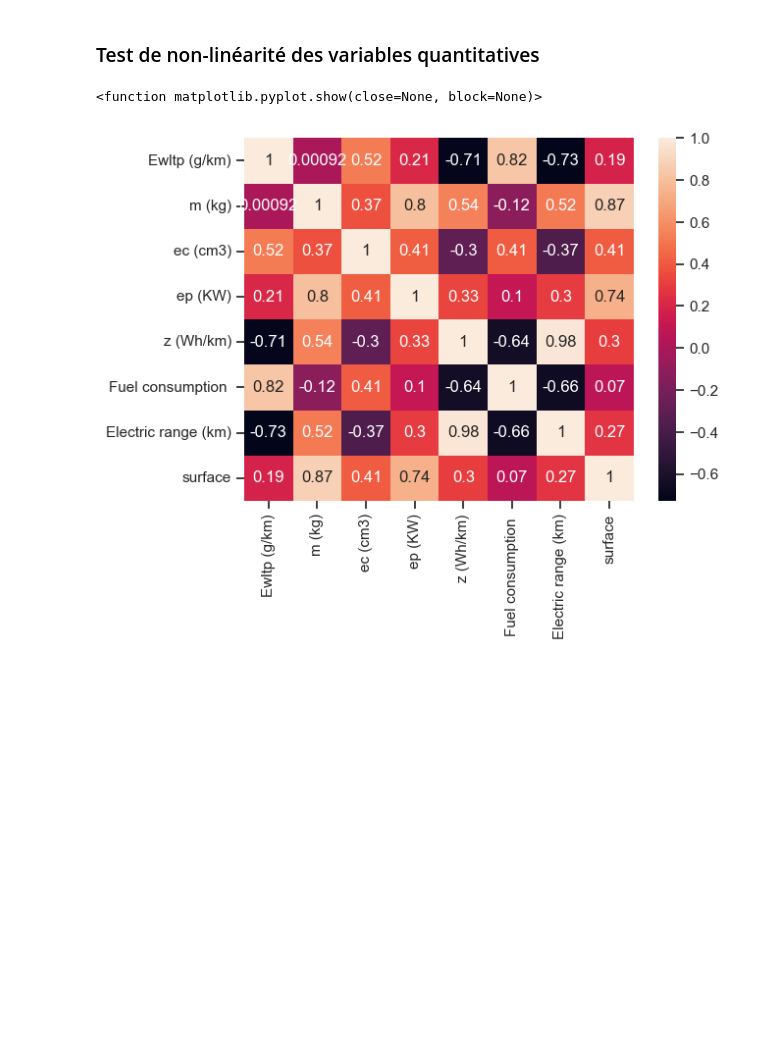
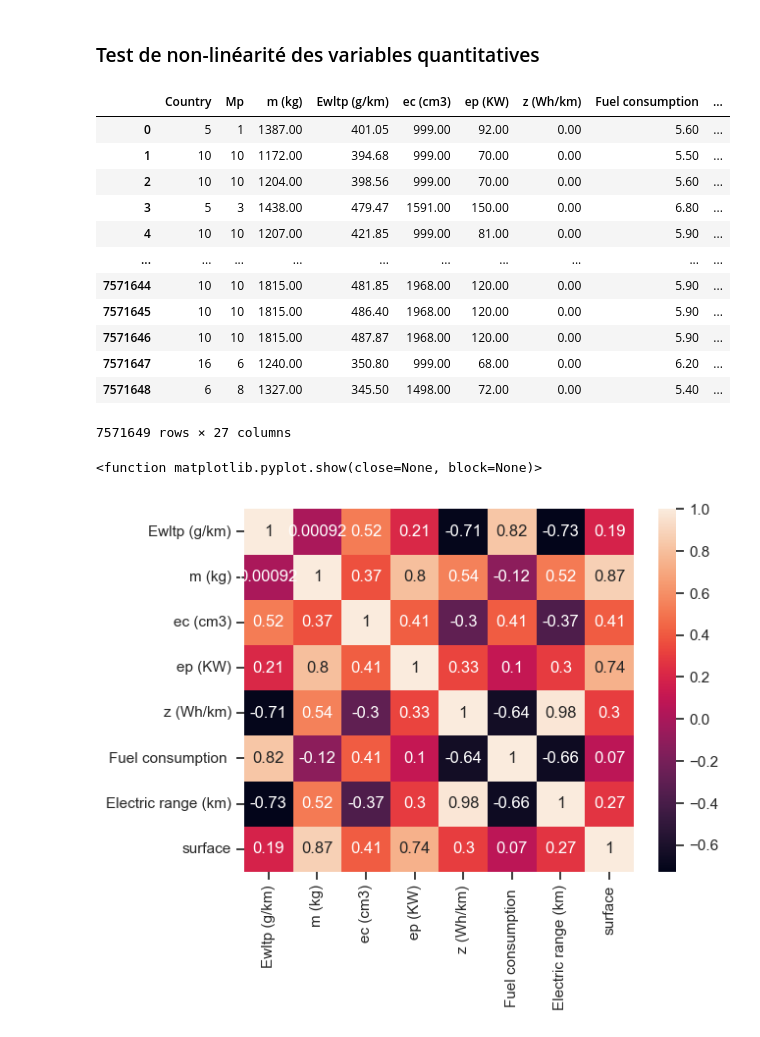
Before and after one commit to Naoyy/Challenge_Data_Mining, a Jupyter notebook: model_testing.ipynb, the cells around one changed output. Saved outputs shown, nothing was run; the diff lists cells and outputs as text; code cells hidden in the pictures; blank space fills up the shorter version.

```diff
--- a/model_testing.ipynb
+++ b/model_testing.ipynb
@@ -143,12 +122,28 @@ create_carburant(data_test)
 data_train = train_preprocessor.encode_that_var("carburant")
 data_test = test_preprocessor.encode_that_var("carburant")
 # %%
-drop_this=['VFN', 'Mp', 'Mh', 'Man', 'T', 'Mk', 'Cn','Mt','W (mm)', 'At1 (mm)', 'At2 (mm)','Fm','Erwltp (g/km)']
+drop_this=['VFN', 'Mh', 'Man', 'T', 'Mk', 'Cn','Mt','W (mm)', 'At1 (mm)', 'At2 (mm)','Fm','Erwltp (g/km)']
 
 data_train.drop(columns=drop_this, inplace=True)
 data_test.drop(columns=drop_this, inplace=True)
 # %%
 data_train.drop(columns='ID',inplace=True)
+# %%
+data_train
+# %% [output]
+|  | Country | Mp | m (kg) | Ewltp (g/km) | ec (cm3) | ep (KW) | z (Wh/km) | Fuel consumption | ... |
+| 0 | 5 | 1 | 1387.00 | 401.05 | 999.00 | 92.00 | 0.00 | 5.60 | ... |
+| 1 | 10 | 10 | 1172.00 | 394.68 | 999.00 | 70.00 | 0.00 | 5.50 | ... |
+| 2 | 10 | 10 | 1204.00 | 398.56 | 999.00 | 70.00 | 0.00 | 5.60 | ... |
+| 3 | 5 | 3 | 1438.00 | 479.47 | 1591.00 | 150.00 | 0.00 | 6.80 | ... |
+| 4 | 10 | 10 | 1207.00 | 421.85 | 999.00 | 81.00 | 0.00 | 5.90 | ... |
+| ... | ... | ... | ... | ... | ... | ... | ... | ... | ... |
+| 7571644 | 10 | 10 | 1815.00 | 481.85 | 1968.00 | 120.00 | 0.00 | 5.90 | ... |
+| 7571645 | 10 | 10 | 1815.00 | 486.40 | 1968.00 | 120.00 | 0.00 | 5.90 | ... |
+| 7571646 | 10 | 10 | 1815.00 | 487.87 | 1968.00 | 120.00 | 0.00 | 5.90 | ... |
+| 7571647 | 16 | 6 | 1240.00 | 350.80 | 999.00 | 68.00 | 0.00 | 6.20 | ... |
+| 7571648 | 6 | 8 | 1327.00 | 345.50 | 1498.00 | 72.00 | 0.00 | 5.40 | ... |
+7571649 rows × 27 columns
 # %%
 list_vars=["Ewltp (g/km)", "m (kg)","ec (cm3)", "ep (KW)", "z (Wh/km)", "Fuel consumption ","Electric range (km)", "surface"]
 # %%
```
Also changed, not shown: parts of 40 cells of this notebook, 2 other files.
